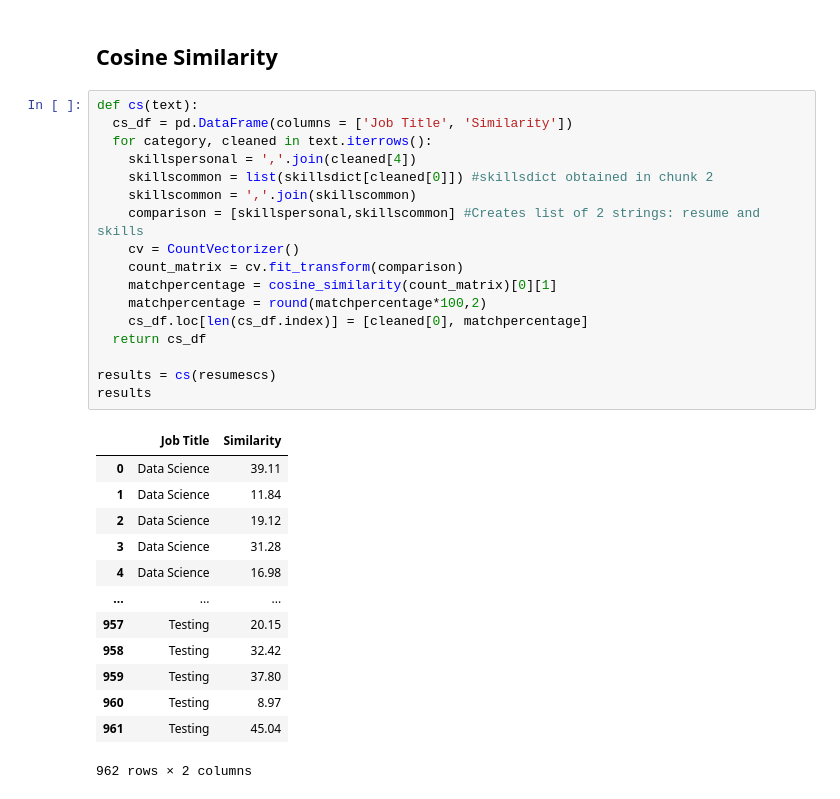
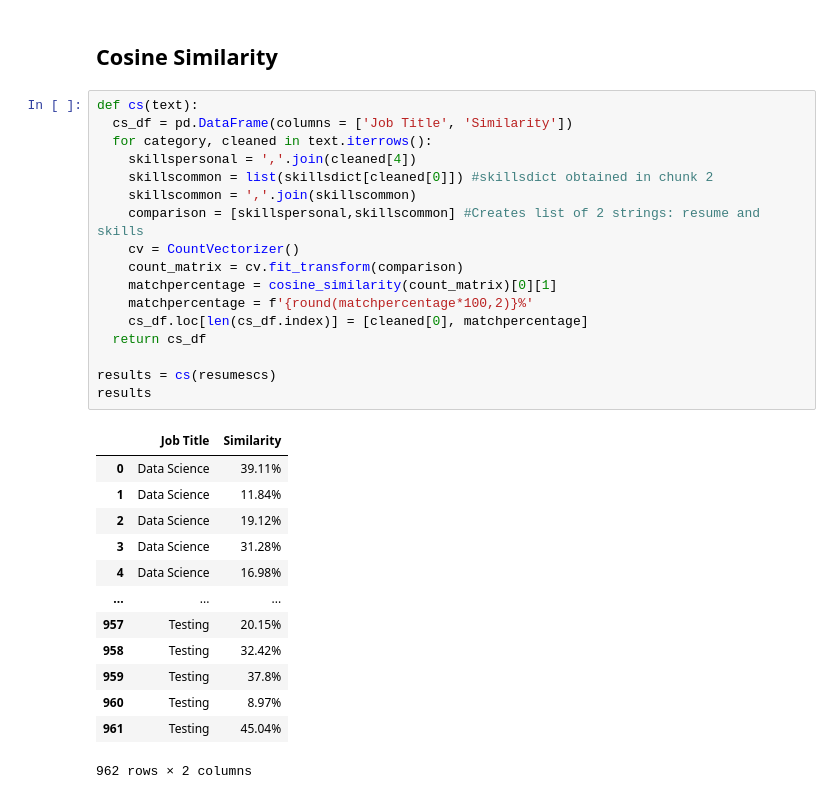
Before and after one commit to knw5289/Parent-Paper-1, a Jupyter notebook: Modified_Implmentation_of_dash.ipynb, the cells around one changed output. Saved outputs shown, nothing was run; the diff lists cells and outputs as text.

```diff
--- a/Modified_Implmentation_of_dash.ipynb
+++ b/Modified_Implmentation_of_dash.ipynb
@@ -613,31 +620,31 @@ resumescs['resume_wo_punct_split_wo_stopwords'] = resumescs['resume_wo_punct_spl
 # %%
 def cs(text):
   cs_df = pd.DataFrame(columns = ['Job Title', 'Similarity'])
   for category, cleaned in text.iterrows():
     skillspersonal = ','.join(cleaned[4])
     skillscommon = list(skillsdict[cleaned[0]]) #skillsdict obtained in chunk 2
     skillscommon = ','.join(skillscommon)
     comparison = [skillspersonal,skillscommon] #Creates list of 2 strings: resume and skills
     cv = CountVectorizer()
     count_matrix = cv.fit_transform(comparison)
     matchpercentage = cosine_similarity(count_matrix)[0][1]
-    matchpercentage = round(matchpercentage*100,2)
+    matchpercentage = f'{round(matchpercentage*100,2)}%'
     cs_df.loc[len(cs_df.index)] = [cleaned[0], matchpercentage]
   return cs_df
 
 results = cs(resumescs)
 results
 # %% [output]
 |  | Job Title | Similarity |
-| 0 | Data Science | 39.11 |
-| 1 | Data Science | 11.84 |
-| 2 | Data Science | 19.12 |
-| 3 | Data Science | 31.28 |
-| 4 | Data Science | 16.98 |
+| 0 | Data Science | 39.11% |
+| 1 | Data Science | 11.84% |
+| 2 | Data Science | 19.12% |
+| 3 | Data Science | 31.28% |
+| 4 | Data Science | 16.98% |
 | ... | ... | ... |
-| 957 | Testing | 20.15 |
-| 958 | Testing | 32.42 |
-| 959 | Testing | 37.80 |
-| 960 | Testing | 8.97 |
-| 961 | Testing | 45.04 |
+| 957 | Testing | 20.15% |
+| 958 | Testing | 32.42% |
+| 959 | Testing | 37.8% |
+| 960 | Testing | 8.97% |
+| 961 | Testing | 45.04% |
 962 rows × 2 columns
```
Also changed, not shown: parts of 4 cells of this notebook.
